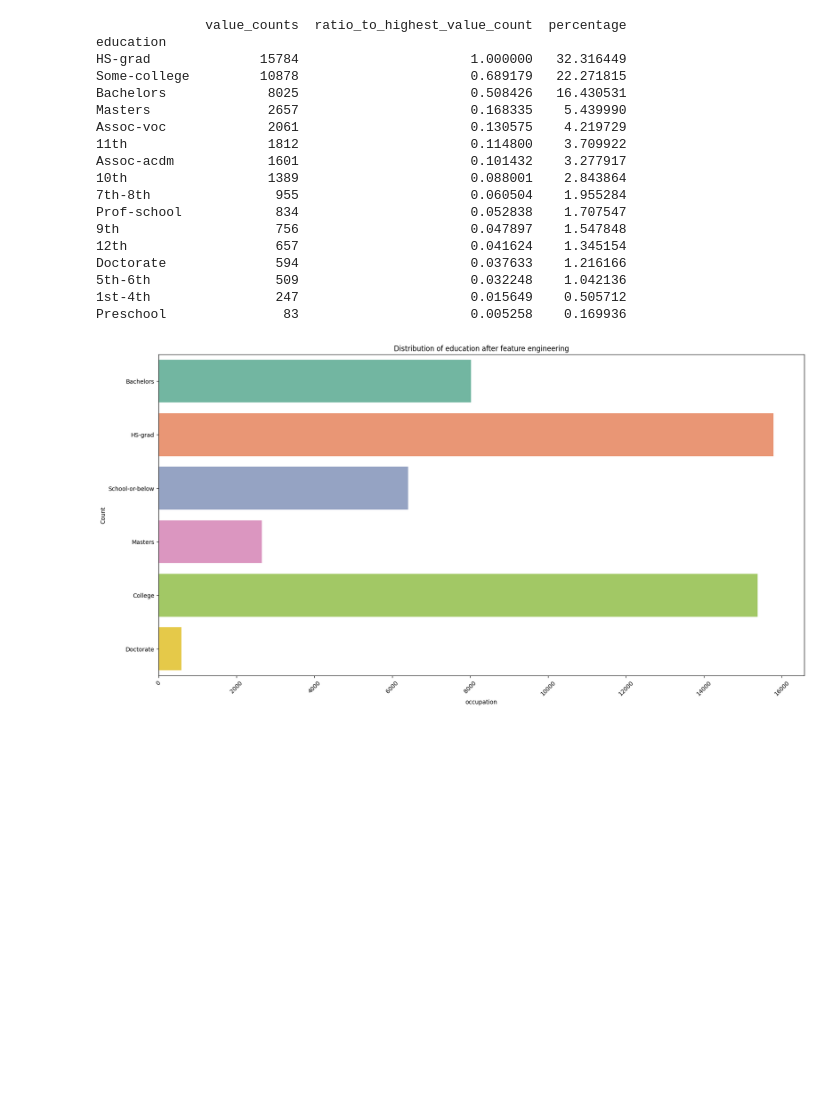
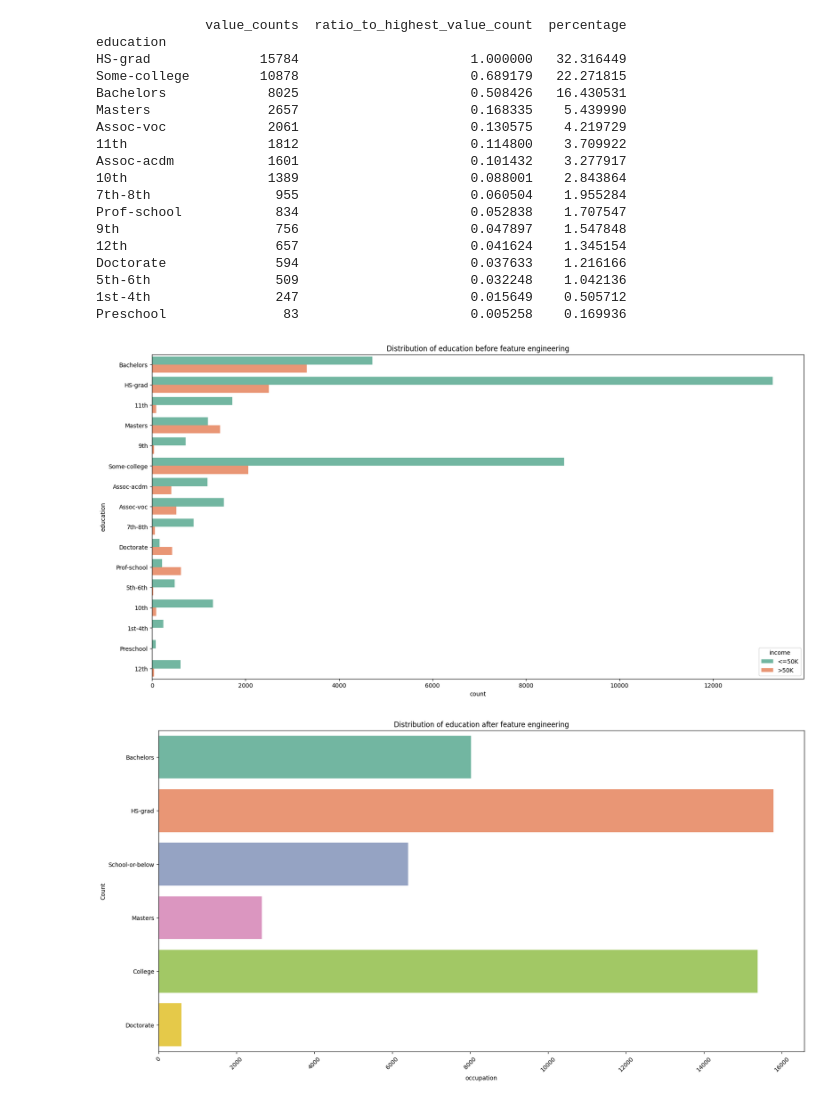
Before and after one commit to JanakaDilshanSendnayake/ML-Coursework, a Jupyter notebook: Data Preprocessing.ipynb, the cells around one changed output. Saved outputs shown, nothing was run; the diff lists cells and outputs as text; code cells hidden in the pictures; blank space fills up the shorter version.

```diff
--- a/Data Preprocessing.ipynb
+++ b/Data Preprocessing.ipynb
@@ -483,6 +492,13 @@ Doctorate              594                      0.037633    1.216166
 5th-6th                509                      0.032248    1.042136
 1st-4th                247                      0.015649    0.505712
 Preschool               83                      0.005258    0.169936
+# %%
+plt.figure(figsize=(20,10))
+sns.countplot(y='education',hue='income',data=df,palette='Set2')
+plt.title(f'Distribution of education before feature engineering')
+plt.show()
+# %% [output]
+[figure, added]
 # %%
 school_or_below = ['11th', '9th', '7th-8th', '5th-6th', '10th', '1st-4th', '12th', 'Preschool']
 college = ['Assoc-voc', 'Assoc-acdm', 'Some-college', 'Prof-school']
```
Also changed, not shown: parts of 45 cells of this notebook.
